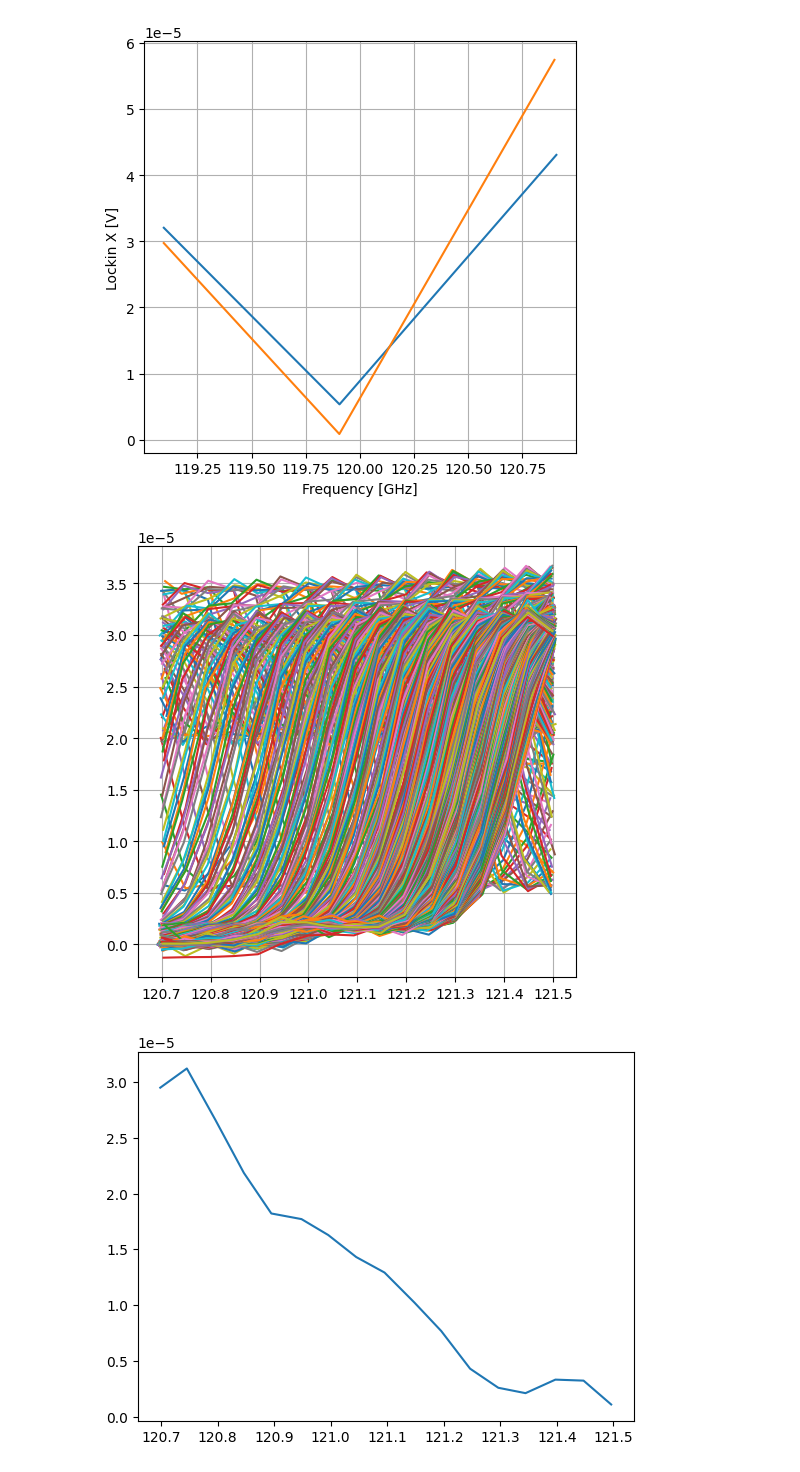
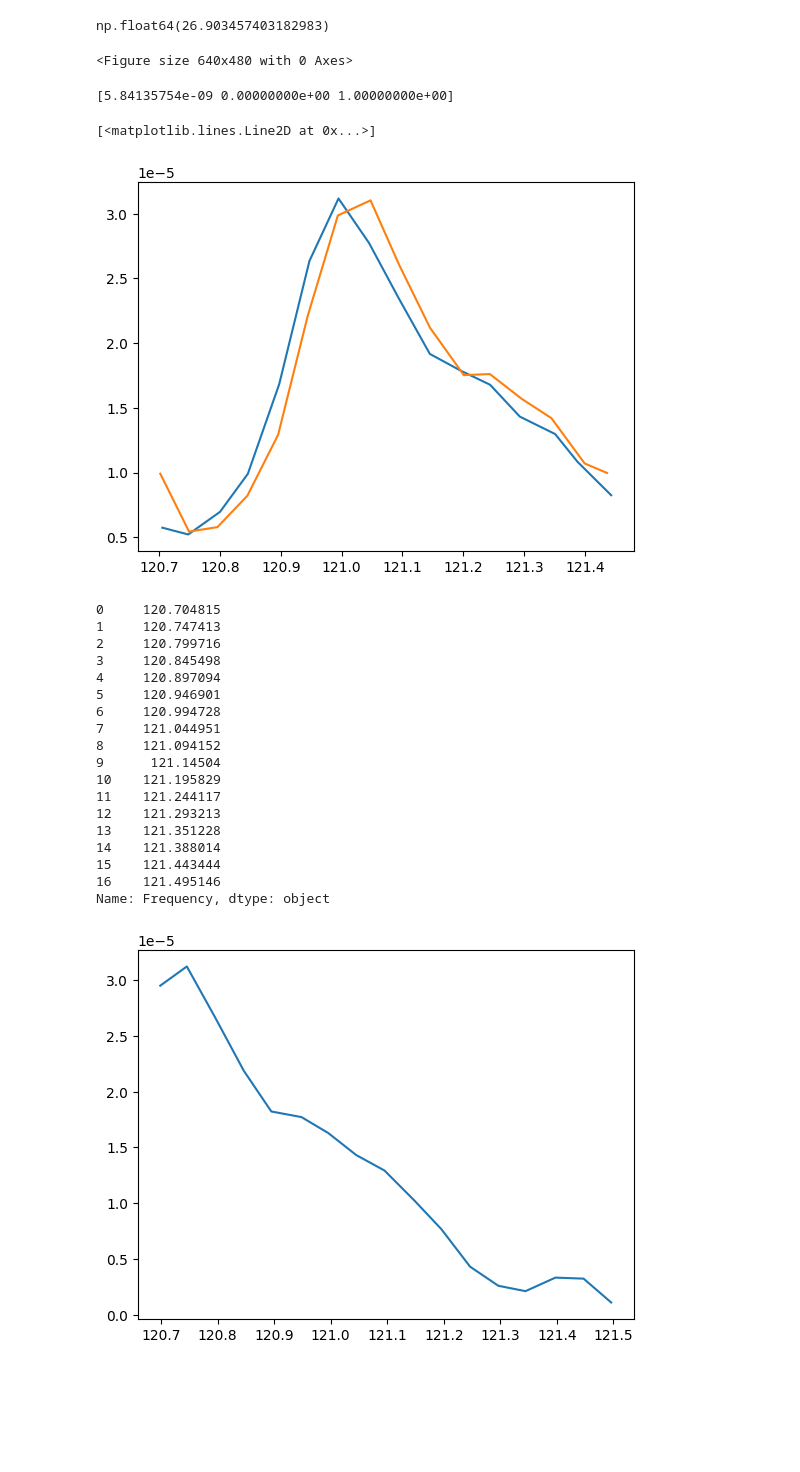
Before and after one commit to jacornelison/PROWLS-Control, a Jupyter notebook: Scripts/prowlscontrol_class_test_notebook.ipynb, the cells around one changed output. Saved outputs shown, nothing was run; the diff lists cells and outputs as text; code cells hidden in the pictures; blank space fills up the shorter version.

```diff
--- a/Scripts/prowlscontrol_class_test_notebook.ipynb
+++ b/Scripts/prowlscontrol_class_test_notebook.ipynb
@@ -42,2 +57,13 @@ pc.laser_toggle_off()
 # %%
-pc.io.load_multiscan('..\\Data\\Multiscans\\multiscan_data_07082025_100146.pkl')
+import numpy as np
+from ProwlsControl import ProwlsControl
+import matplotlib.pyplot as plt
+pc = ProwlsControl(connect=False)
+pc.io.load_multiscan('..\\Data\\Multiscans\\multiscan_data_27Jul2025.pkl')
+#pc.io.load_multiscan('..\\Data\\Multiscans\\multiscan_data_18042025_120000.pkl')
+idx = range(200,300)
+idx = [5]
+fig1 = pc.plot.plot_multiscan(fignum=1,iloc=idx);
+#pc.tools.fit_freq_shift(refidx=None,iloc=idx)
+#fig2 = pc.plot.plot_multiscan(fignum=2,apply_corr=True,iloc=idx);
+pc.tools.collect_multiscan_and_fits()
@@ -44,20 +72,56 @@ pc.io.load_multiscan('..\\Data\\Multiscans\\multiscan_data_07082025_100146.pkl')
+# %%
+plt.figure(1)
+plt.clf()
+plt.plot((pc.multiscan_avg_data['Time'].iloc[0:100]-pc.multiscan_avg_data['Time'].iloc[0])/60,pc.multiscan_avg_data['dF'].iloc[0:100],'.')
+pc.multiscan_avg_data['Time'].diff().median()
+# %% [output]
+np.float64(26.903457403182983)
+<Figure size 640x480 with 0 Axes>
 # %%
-pc.plot.plot_multiscan();
+import numpy as np
+from scipy.interpolate import interp1d, CubicSpline
+
+idx = 1
+freq1 = pc.multiscan_data[0]['Frequency']
+spec1 = pc.multiscan_data[0]['Lockin X']
+freq2 = pc.multiscan_data[idx]['Frequency']
+spec2 = pc.multiscan_data[idx]['Lockin X']
+parm = pc.multiscan_corr[idx]
+print(parm)
+spec_interp = interp1d(freq1,spec2,kind='cubic',bounds_error=False)#,fill_value='extrapolate')
+#spec_interp = CubicSpline(freq1,spec2,extrapolate=False)
+#parm[0]=0.1
+spec2 = (spec_interp(freq1+parm[0])-parm[1])*parm[2]+parm[1]
+fidx =  ~np.isnan(spec2)
+plt.figure(1)
+plt.clf()
+plt.plot(freq1[fidx],spec1[fidx])
+plt.plot(freq2[fidx],spec2[fidx])
 # %% [output]
+[5.84135754e-09 0.00000000e+00 1.00000000e+00]
+[<matplotlib.lines.Line2D at 0x...>]
-[figure, old version]
+[figure, new version]
 # %%
-fignum = 1
-fig = plt.figure(fignum,figsize=(5,5))
-
-for scanidx,scan in enumerate(pc.multiscan_data):
-    plt.plot(scan['Frequency'],scan['Lockin X'])
-
-
-plt.tight_layout()
-plt.grid(True)
-plt.show()
+pc.multiscan_data[0]['Frequency']
 # %% [output]
-[figure, removed]
+0     120.704815
+1     120.747413
+2     120.799716
+3     120.845498
+4     120.897094
+5     120.946901
+6     120.994728
+7     121.044951
+8     121.094152
+9      121.14504
+10    121.195829
+11    121.244117
+12    121.293213
+13    121.351228
+14    121.388014
+15    121.443444
+16    121.495146
+Name: Frequency, dtype: object
 # %%
 
 import matplotlib.pyplot as plt
```
Also changed, not shown: parts of 5 cells of this notebook, 10 other files.
